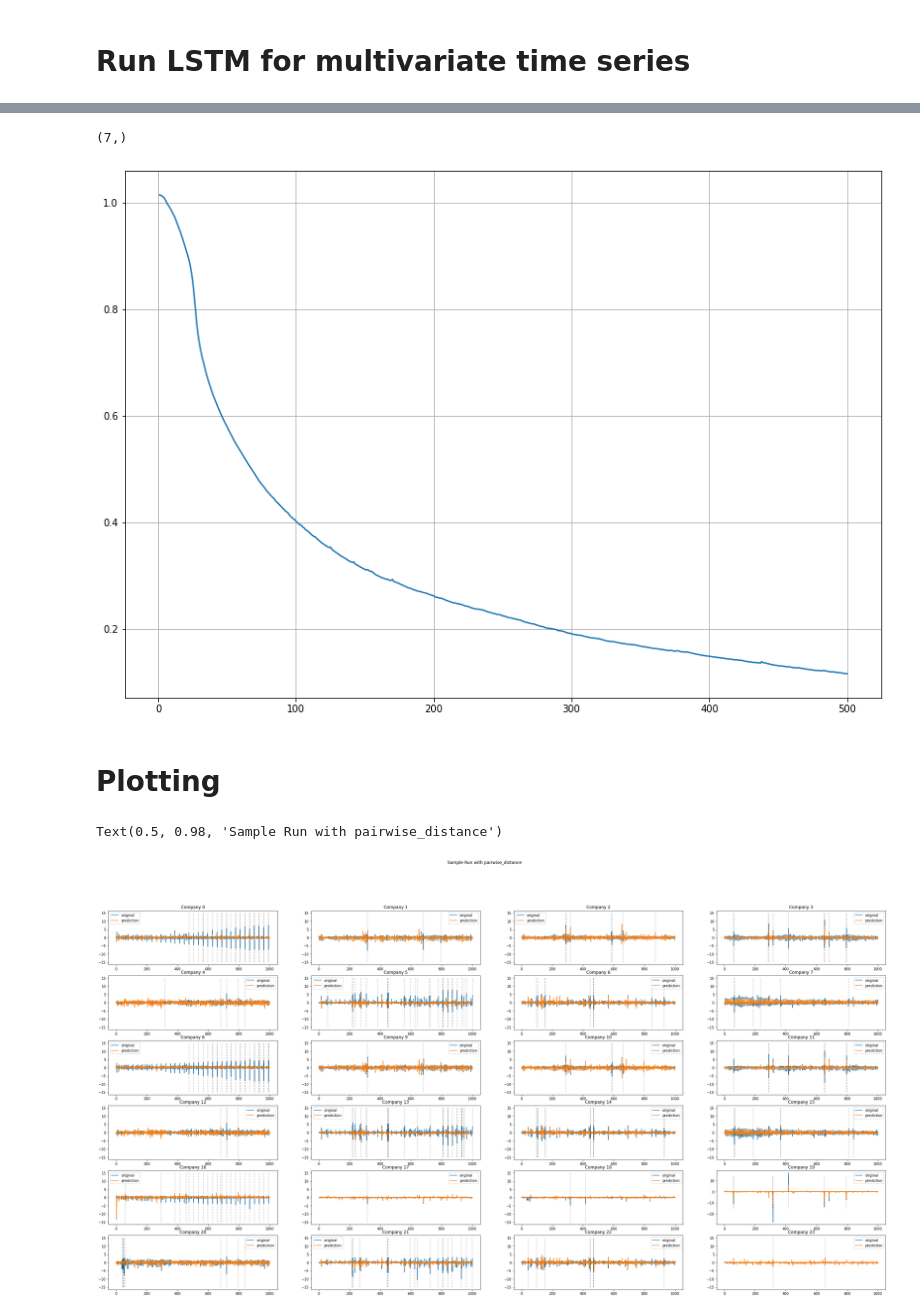
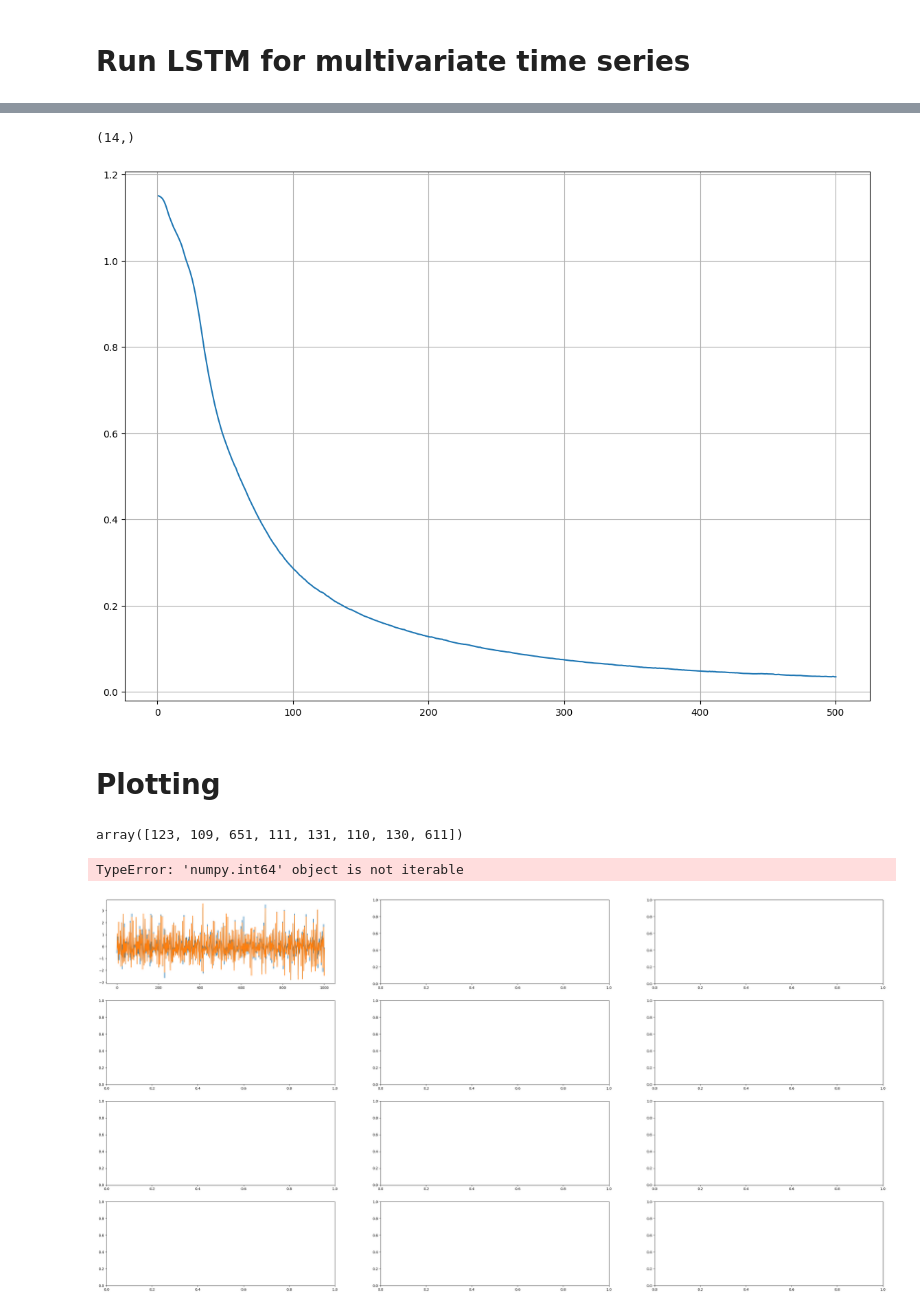
Before and after one commit to rohan-r-kulkarni/wellington_anomaly_detection, a Jupyter notebook: demo.ipynb, the cells around one changed output, grey strips where cells are left out. Cells and saved outputs as stored; diff of their text form; code cells hidden in the pictures.

```diff
--- a/demo.ipynb
+++ b/demo.ipynb
@@ -14,17 +14,17 @@ from model_exec import get_outliers, lstm_run, reconstruction, temporalize
 # %% [markdown]
 # Prepare Dataset
 # %%
-featured_credit = pd.read_csv(r'data\featured_credit.csv', index_col="trans_date")
+featured_credit = pd.read_csv(r'./data/featured_credit.csv', index_col="trans_date")
 credit = featured_credit.loc[:,[col for col in featured_credit.columns if "_" not in col]]
 d1 = featured_credit.loc[:,[col for col in featured_credit.columns if col.endswith("_d1")]]
 
 # Select n companies with no zero observations and highest variances.
 credit_nozero = credit.loc[:,credit.apply(lambda x : (x==0).sum() == 0)]
 # np.random.seed(42)
-# n_companies = 6
+n_companies = 4
 np.random.seed(25)
 
-n_companies = 8
+#n_companies = 8
 companies = np.random.choice(credit_nozero.apply(lambda x: (x - x.mean())/x.std()).columns, n_companies, replace=False).tolist()
 np.random.seed(None)
 
@@ -192,7 +194,7 @@ lstm_pred shape (1002, 24)
 # %%
 lstm_outliers[2].shape
 # %% [output]
-(7,)
+(14,)
 # %%
 import matplotlib.pyplot as plt
 
@@ -201,27 +203,31 @@ fig, ax = plt.subplots(1, 1, figsize = [14, 10])
 ax.plot(np.arange(1, 501), loss)
 ax.grid()
 # %% [output]
-[figure, old version]
+[figure, new version]
 # %% [markdown]
 # Plotting
+# %%
+lstm_outliers
+# %% [output]
+array([123, 109, 651, 111, 131, 110, 130, 611])
 # %%
-rows = 6
-cols = 4
+rows = 4
+cols = 3
 
 figure, ax = plt.subplots(rows, cols, figsize=(40, 20))
 
 for i in range(rows*cols):
     ax[i//cols][i % cols].plot(range(1002), data_test[:,i], label = "original")
     ax[i//cols][i % cols].plot(range(1002), lstm_pred[:,i], label = "prediction")
 #   ax[i//cols][i % cols].grid()
     for o in lstm_outliers[i]:
         ax[i//cols][i % cols].plot([o]*100, np.linspace(-15,15,100), 'k--', alpha = 0.2)
     ax[i//cols][i % cols].set_title(f"Company {i}")
     ax[i//cols][i % cols].legend()
 figure.suptitle("All Runs with pairwise_distance")
 # %% [output]
-Text(0.5, 0.98, 'Sample Run with pairwise_distance')
+TypeError: 'numpy.int64' object is not iterable
-[figure, old version]
+[figure, new version]
 # %%
 distances = np.mean(np.square(lstm_pred-data_test),axis=1)
 lstm_outliers  = np.argsort(distances.reshape(-1))[-8:]
```
Also changed, not shown: parts of 6 cells of this notebook, 8 other files.
